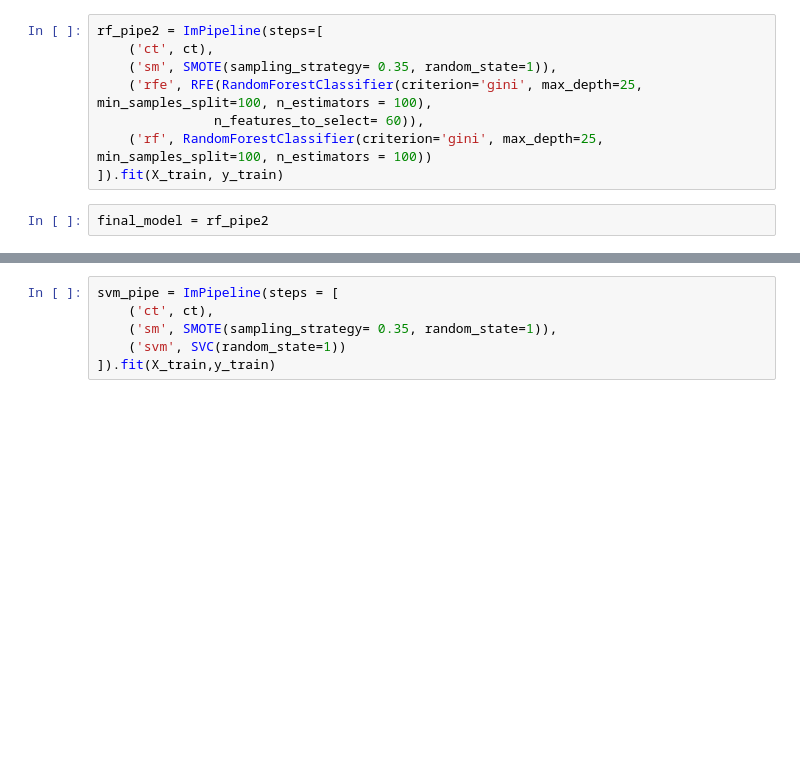
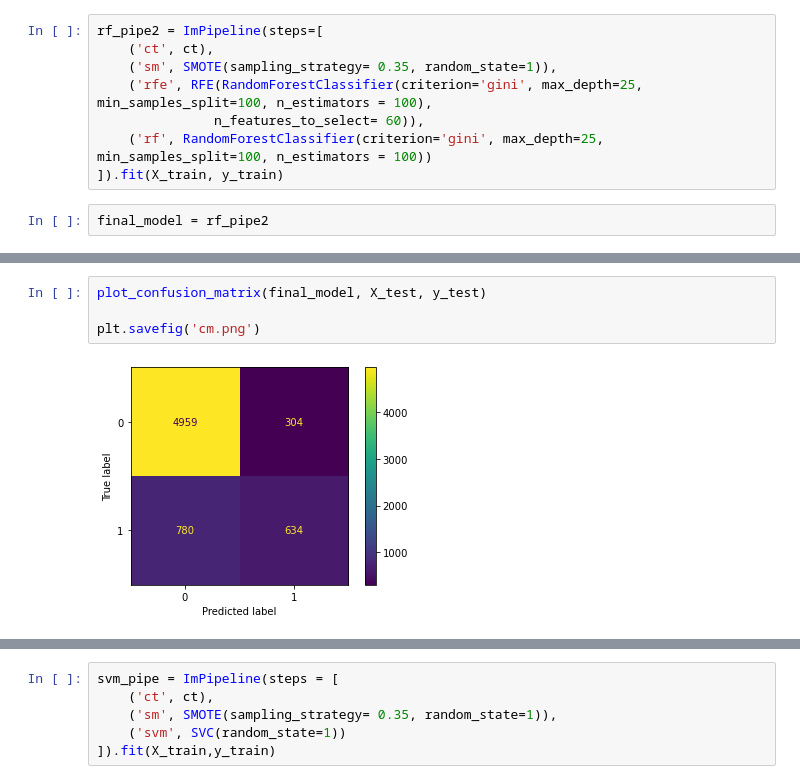
Before and after one commit to xiaohua-su/Predicting_H1N1_Vaccination, a Jupyter notebook: H1N1 Vaccine Modeling.ipynb, the cells around one changed output, grey strips where cells are left out. Cells and saved outputs as stored; diff of their text form; blank space fills up the shorter version.

Commit message:
addition of images and notebook edits

```diff
--- a/H1N1 Vaccine Modeling.ipynb
+++ b/H1N1 Vaccine Modeling.ipynb
@@ -1098,3 +1092,9 @@ ModelWithCV(final_model, 'final_model', X_test, y_test).print_summary()
          <sklearn.metrics._plot.confusion_matrix.ConfusionMatrixDisplay object at 0x...> <sklearn.metrics._plot.roc_curve.RocCurveDisplay object at 0x...>
 [figure]
 [figure]
+# %%
+plot_confusion_matrix(final_model, X_test, y_test)
+
+plt.savefig('cm.png')
+# %% [output]
+[figure, added]
```
Also changed, not shown: parts of 3 cells of this notebook, 2 other files.
